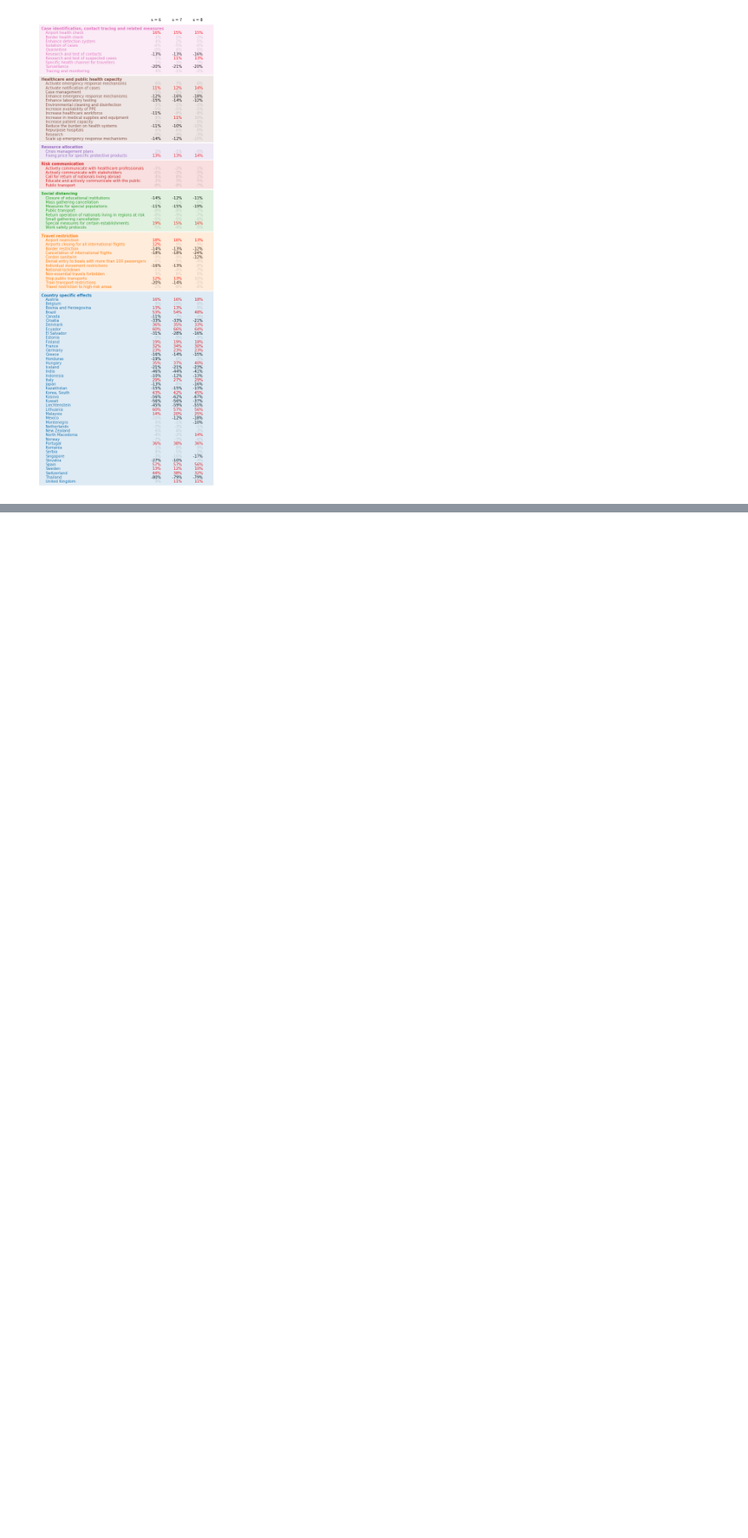
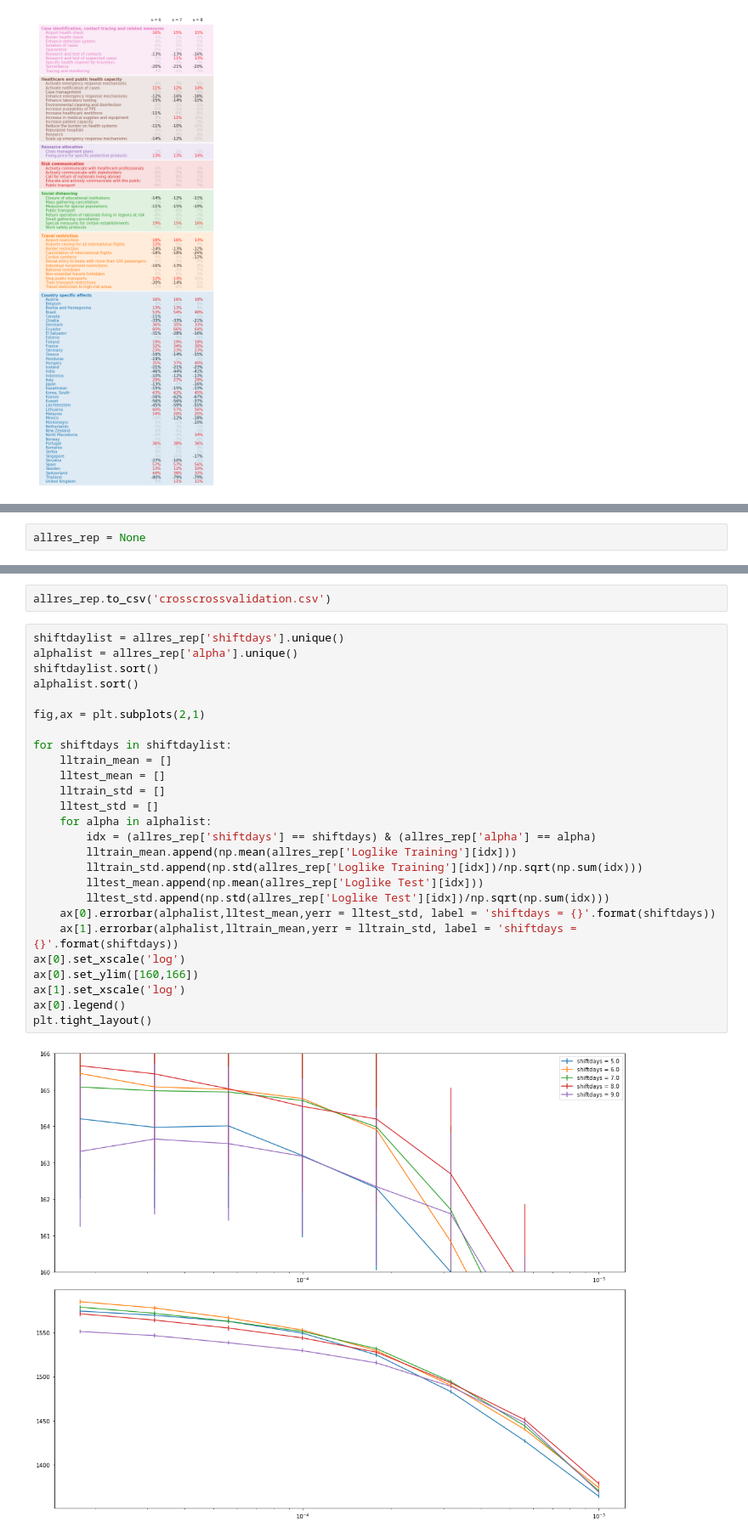
Before and after one commit to lukasgeyrhofer/corona, a Jupyter notebook: regression measures.ipynb, the cells around one changed output, grey strips where cells are left out. Shown at 85% size. Drawn from its saved outputs; the diff is of its cells as text; blank space fills up the shorter version.

```diff
--- a/regression measures.ipynb
+++ b/regression measures.ipynb
@@ -889,0 +892,2 @@ plt.savefig('regression_trajectories_RR.pdf')
+# %%
+allres_rep = None
@@ -889,0 +984,30 @@ plt.savefig('regression_trajectories_RR.pdf')
+# %%
+allres_rep.to_csv('crosscrossvalidation.csv')
+# %%
+shiftdaylist = allres_rep['shiftdays'].unique()
+alphalist = allres_rep['alpha'].unique()
+shiftdaylist.sort()
+alphalist.sort()
+
+fig,ax = plt.subplots(2,1)
+
+for shiftdays in shiftdaylist:
+    lltrain_mean = []
+    lltest_mean = []
+    lltrain_std = []
+    lltest_std = []
+    for alpha in alphalist:
+        idx = (allres_rep['shiftdays'] == shiftdays) & (allres_rep['alpha'] == alpha)
+        lltrain_mean.append(np.mean(allres_rep['Loglike Training'][idx]))
+        lltrain_std.append(np.std(allres_rep['Loglike Training'][idx])/np.sqrt(np.sum(idx)))
+        lltest_mean.append(np.mean(allres_rep['Loglike Test'][idx]))
+        lltest_std.append(np.std(allres_rep['Loglike Test'][idx])/np.sqrt(np.sum(idx)))
+    ax[0].errorbar(alphalist,lltest_mean,yerr = lltest_std, label = 'shiftdays = {}'.format(shiftdays))
+    ax[1].errorbar(alphalist,lltrain_mean,yerr = lltrain_std, label = 'shiftdays = {}'.format(shiftdays))
+ax[0].set_xscale('log')
+ax[0].set_ylim([160,166])
+ax[1].set_xscale('log')
+ax[0].legend()
+plt.tight_layout()
+# %% [output]
+[figure, added]
```
Also changed, not shown: parts of 8 cells of this notebook.
